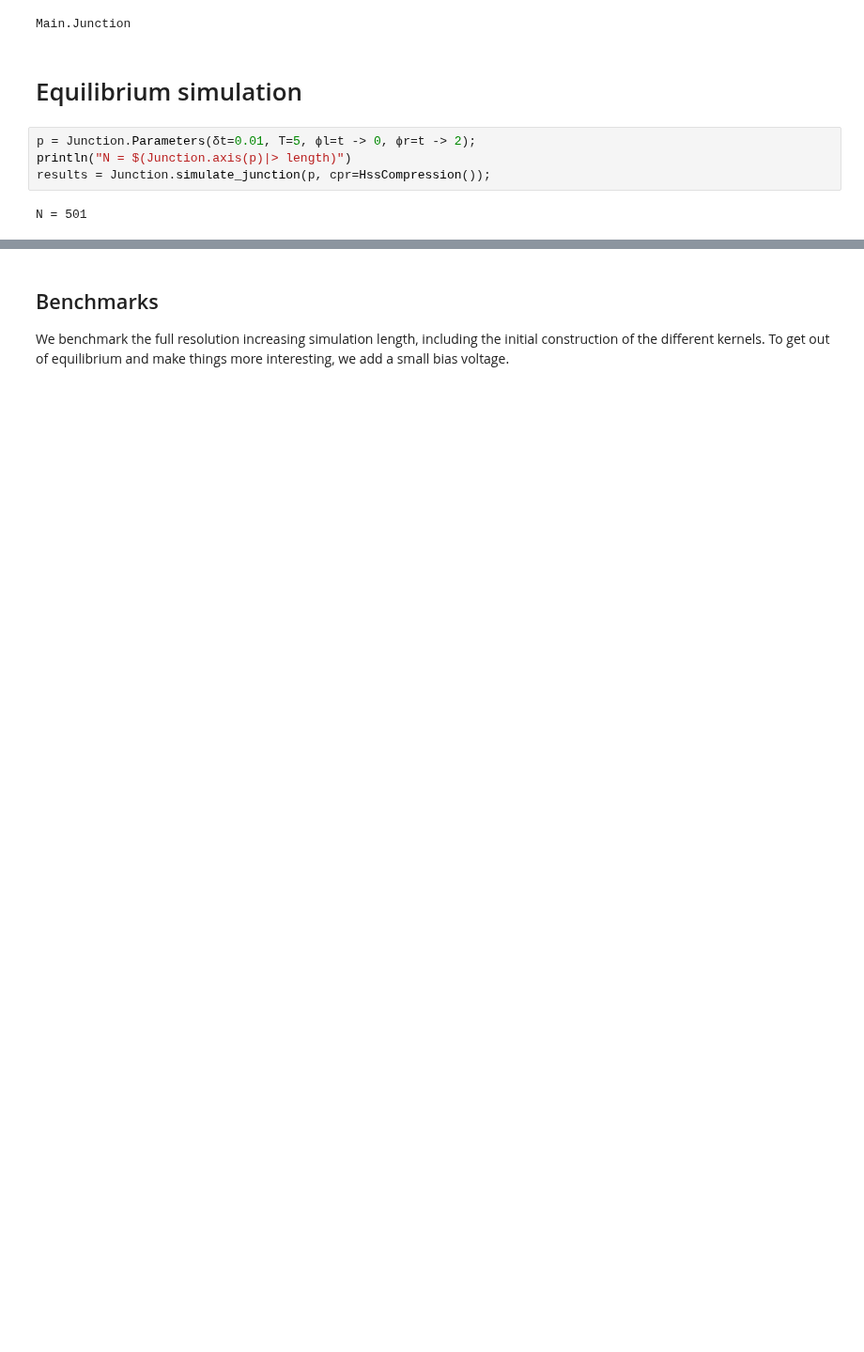
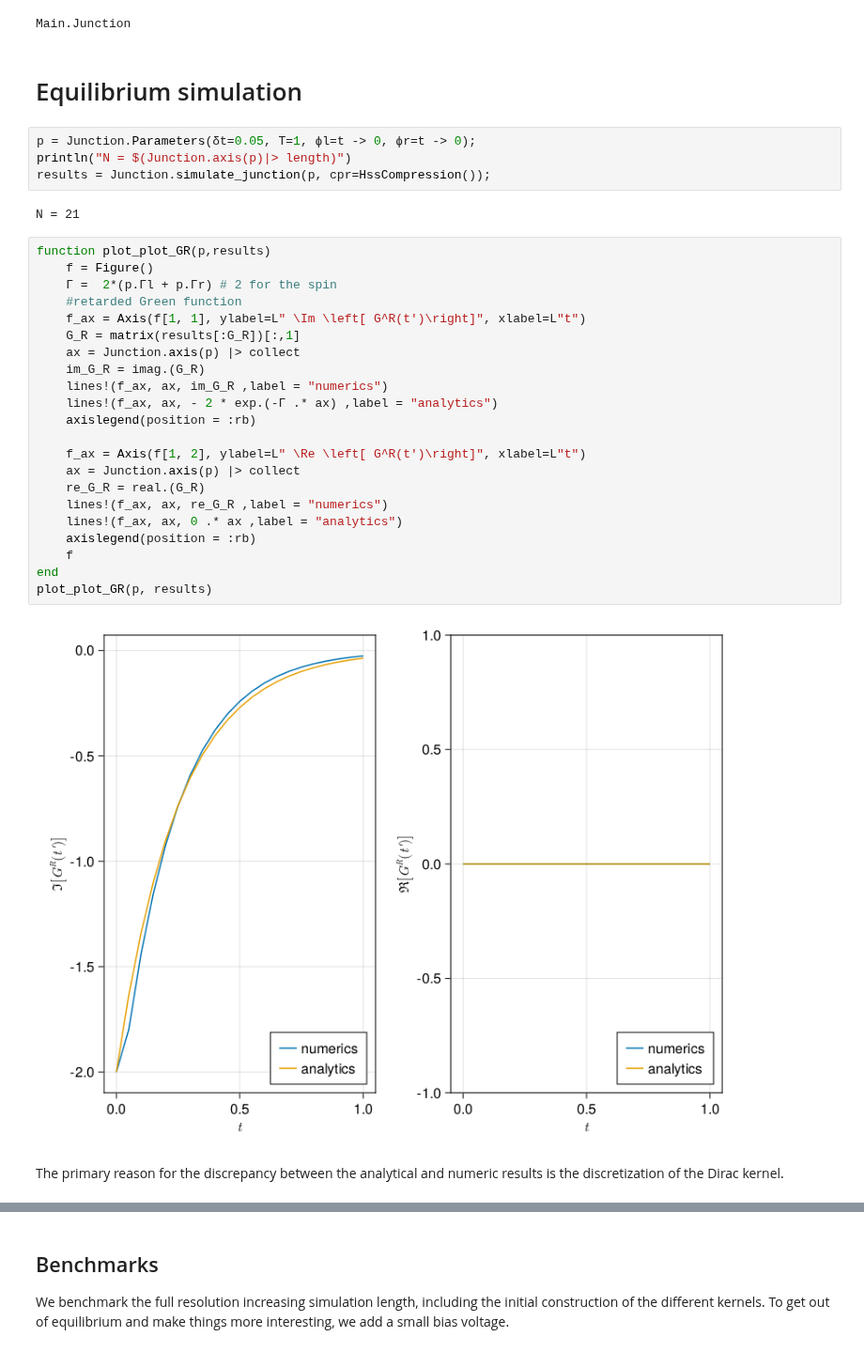
Before and after one commit to BaptisteLamic/NonEquilibriumGreenFunction.jl, a Jupyter notebook: examples/MQDM_junction.ipynb, the cells around one changed output, grey strips where cells are left out. Shown at 94% size. Cells and saved outputs as stored; diff of their text form; blank space fills up the shorter version.

```diff
--- a/examples/MQDM_junction.ipynb
+++ b/examples/MQDM_junction.ipynb
@@ -194,11 +231,37 @@ Main.Junction
 # %% [markdown]
 # Equilibrium simulation
 # %%
-p = Junction.Parameters(δt=0.01, T=5, ϕl=t -> 0, ϕr=t -> 2);
+p = Junction.Parameters(δt=0.05, T=1, ϕl=t -> 0, ϕr=t -> 0);
 println("N = $(Junction.axis(p)|> length)")
 results = Junction.simulate_junction(p, cpr=HssCompression());
 # %% [output]
-N = 501
+N = 21
+# %%
+function plot_plot_GR(p,results)
+    f = Figure()
+    Γ =  2*(p.Γl + p.Γr) # 2 for the spin
+    #retarded Green function
+    f_ax = Axis(f[1, 1], ylabel=L" \Im \left[ G^R(t')\right]", xlabel=L"t")
+    G_R = matrix(results[:G_R])[:,1]
+    ax = Junction.axis(p) |> collect
+    im_G_R = imag.(G_R)
+    lines!(f_ax, ax, im_G_R ,label = "numerics")
+    lines!(f_ax, ax, - 2 * exp.(-Γ .* ax) ,label = "analytics")
+    axislegend(position = :rb)
+
+    f_ax = Axis(f[1, 2], ylabel=L" \Re \left[ G^R(t')\right]", xlabel=L"t")
+    ax = Junction.axis(p) |> collect
+    re_G_R = real.(G_R)
+    lines!(f_ax, ax, re_G_R ,label = "numerics")
+    lines!(f_ax, ax, 0 .* ax ,label = "analytics")
+    axislegend(position = :rb)
+    f
+end
+plot_plot_GR(p, results)
+# %% [output]
+[figure, added]
+# %% [markdown]
+The primary reason for the discrepancy between the analytical and numeric results is the discretization of the Dirac kernel.
 # %%
 function plot_results_maps(results)
     f = Figure()
```
Also changed, not shown: parts of 10 cells of this notebook, 2 other files.
